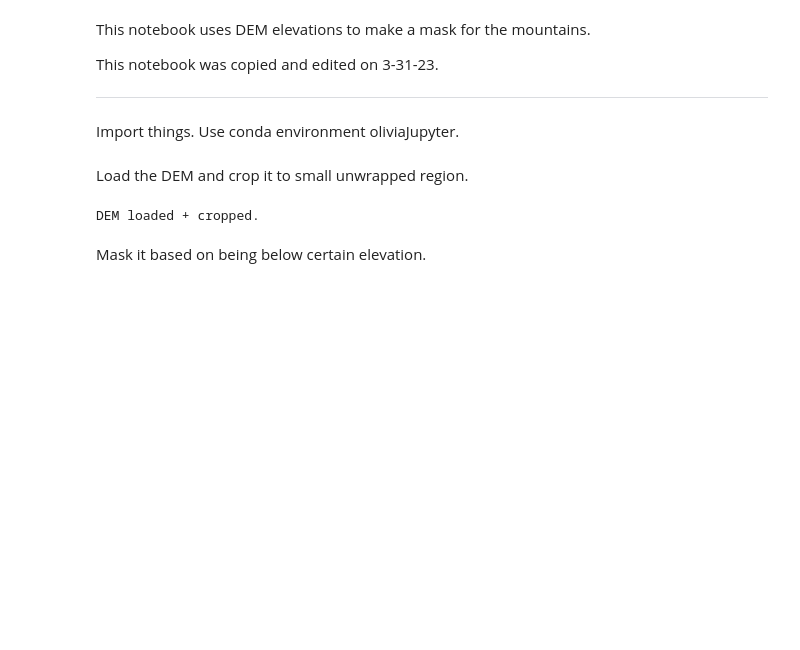
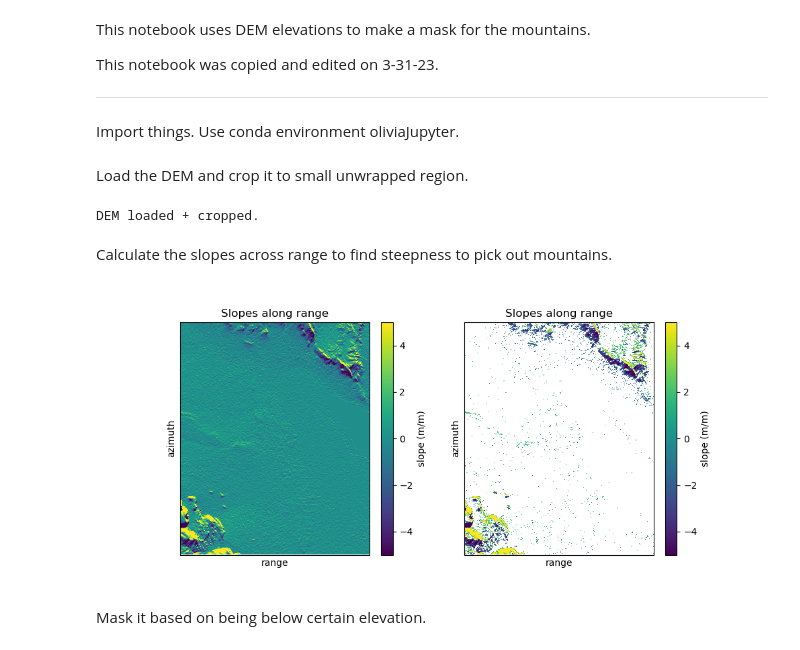
Before and after one commit to opaschall/LagunaSalada, a Jupyter notebook: 13_create_LS_mtns_masks/create_mtns_mask.ipynb, the cells around one changed output. Saved outputs shown, nothing was run; the diff lists cells and outputs as text; code cells hidden in the pictures; blank space fills up the shorter version.

```diff
--- a/13_create_LS_mtns_masks/create_mtns_mask.ipynb
+++ b/13_create_LS_mtns_masks/create_mtns_mask.ipynb
@@ -43,6 +51,22 @@ elev_cropped = elev[y2:y1,x2:x1]
 print('DEM loaded + cropped.')
 # %% [output]
 DEM loaded + cropped.
+# %% [markdown]
+Calculate the slopes across range to find steepness to pick out mountains.
+# %%
+slopes_range = np.diff(elev_cropped,axis=0)
+slopes_mask = np.ma.masked_inside(slopes_range,-1.4,1.4)
+
+plt.figure(figsize=(10,4.5))
+plt.subplot(1,2,1)
+plt.imshow(slopes_range, cmap='viridis',interpolation='nearest',aspect='auto',vmin=-5,vmax=5); plt.xlim(x1-x2,0); plt.xticks([]); plt.yticks([])
+plt.xlabel('range'); plt.ylabel('azimuth'); plt.title('Slopes along range'); plt.colorbar(label='slope (m/m)')
+plt.subplot(1,2,2)
+plt.imshow(slopes_mask, cmap='viridis',interpolation='nearest',aspect='auto',vmin=-5,vmax=5); plt.xlim(x1-x2,0); plt.xticks([]); plt.yticks([])
+plt.xlabel('range'); plt.ylabel('azimuth'); plt.title('Slopes along range'); plt.colorbar(label='slope (m/m)')
+plt.show()
+# %% [output]
+[figure, added]
 # %% [markdown]
 Mask it based on being below certain elevation.
 # %%
```
Also changed, not shown: parts of 2 cells of this notebook, 12 other files.
